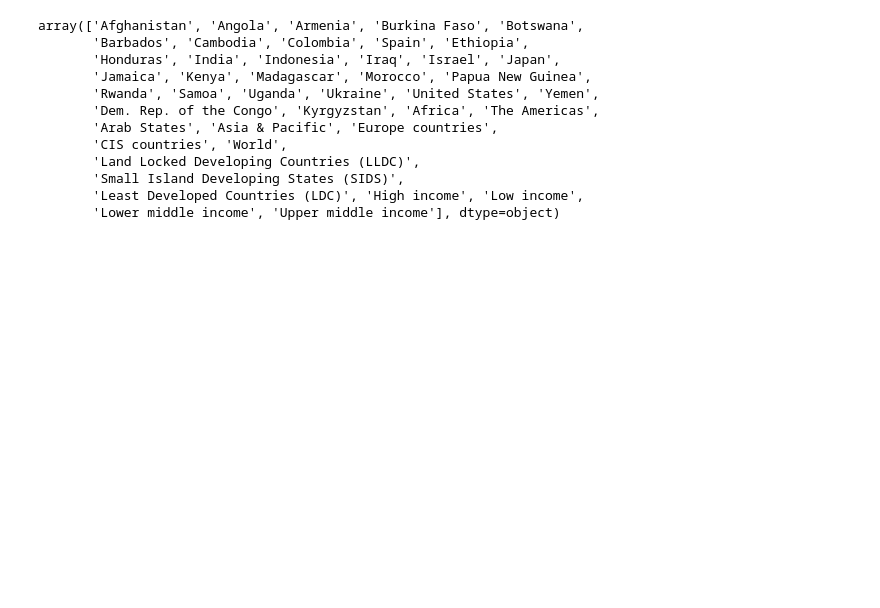
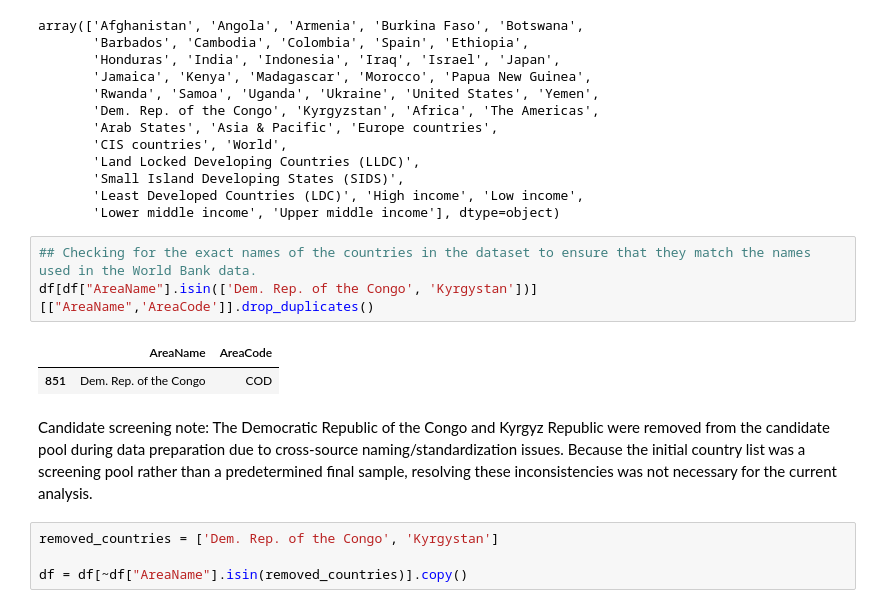
Before and after one commit to ajbunny/AI-Readiness-Governance-Capstone, a Jupyter notebook: notebooks/04_itu_candidate_data_preparation.ipynb, the cells around one changed output. Saved outputs shown, nothing was run; the diff lists cells and outputs as text; blank space fills up the shorter version.

```diff
--- a/notebooks/04_itu_candidate_data_preparation.ipynb
+++ b/notebooks/04_itu_candidate_data_preparation.ipynb
@@ -62,3 +62,15 @@ array(['Afghanistan', 'Angola', 'Armenia', 'Burkina Faso', 'Botswana',
        'Small Island Developing States (SIDS)',
        'Least Developed Countries (LDC)', 'High income', 'Low income',
        'Lower middle income', 'Upper middle income'], dtype=object)
+# %%
+## Checking for the exact names of the countries in the dataset to ensure that they match the names used in the World Bank data.
+df[df["AreaName"].isin(['Dem. Rep. of the Congo', 'Kyrgystan'])][["AreaName",'AreaCode']].drop_duplicates()
+# %% [output]
+|  | AreaName | AreaCode |
+| 851 | Dem. Rep. of the Congo | COD |
+# %% [markdown]
+Candidate screening note: The Democratic Republic of the Congo and Kyrgyz Republic were removed from the candidate pool during data preparation due to cross-source naming/standardization issues. Because the initial country list was a screening pool rather than a predetermined final sample, resolving these inconsistencies was not necessary for the current analysis.
+# %%
+removed_countries = ['Dem. Rep. of the Congo', 'Kyrgystan']
+
+df = df[~df["AreaName"].isin(removed_countries)].copy()
```
Also changed, not shown: parts of 35 cells of this notebook, 1 other file.
